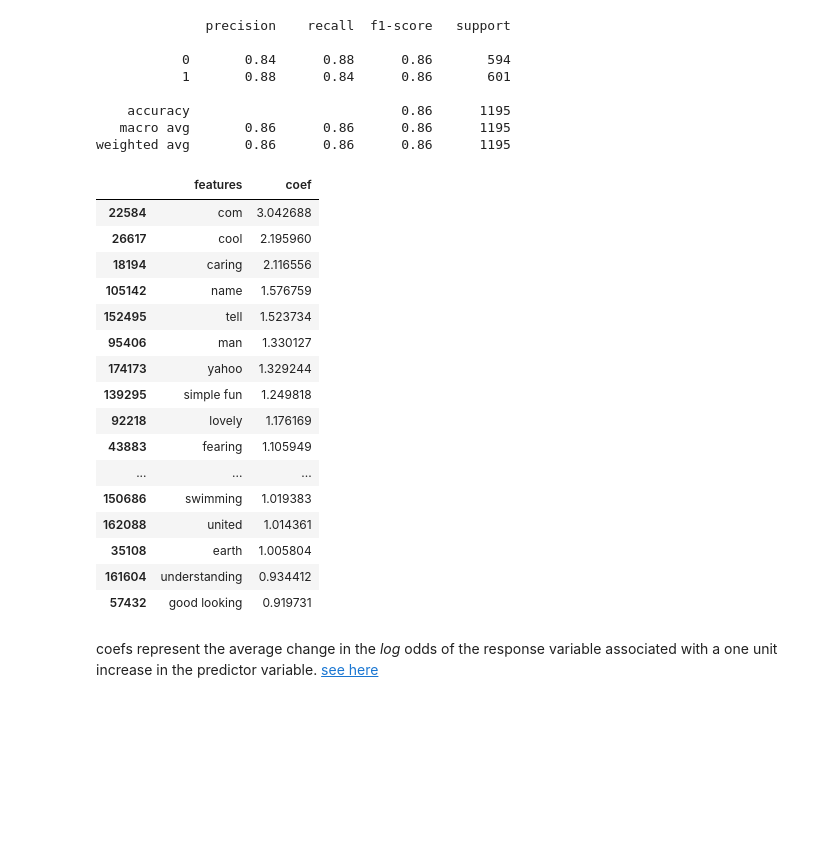
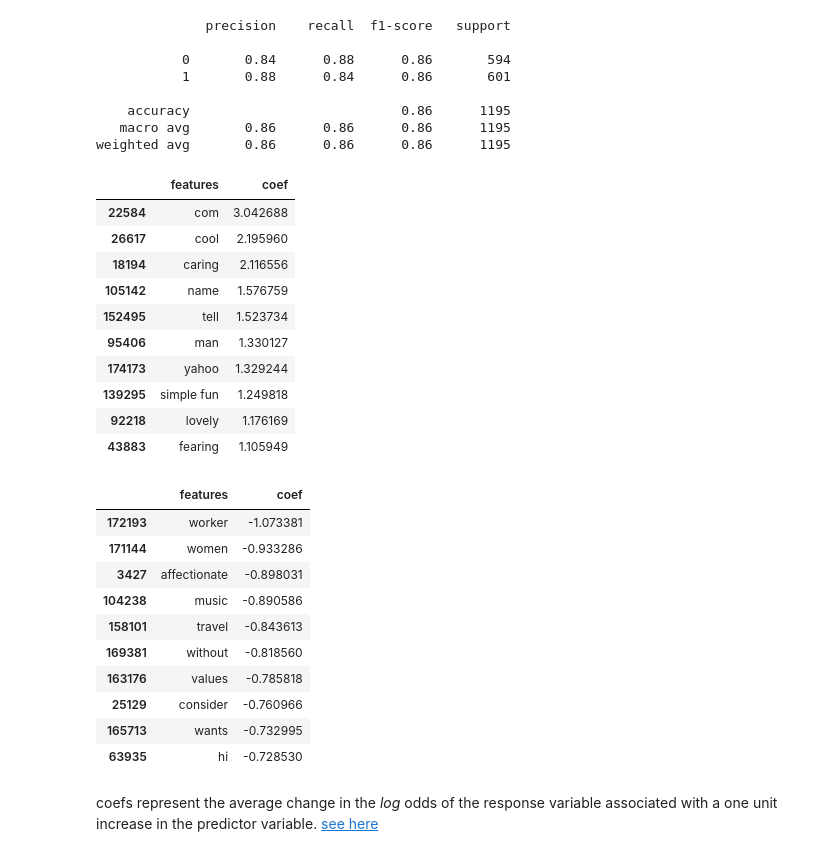
Before and after one commit to ben-dom393/DSA4263_Dating_Fraud, a Jupyter notebook: notebooks/profiles_logistic_regression.ipynb, the cells around one changed output. Saved outputs shown, nothing was run; the diff lists cells and outputs as text; code cells hidden in the pictures; blank space fills up the shorter version.

```diff
--- a/notebooks/profiles_logistic_regression.ipynb
+++ b/notebooks/profiles_logistic_regression.ipynb
@@ -152,12 +147,13 @@ X = df.loc[:, "description"]
-# %%
-X_train, X_test, y_train, y_test = train_test_split(X, y, test_size=0.2, random_state=42)
+# %%
+X_train_desc = X_train.loc[:, "description"]
+X_test_desc = X_test.loc[:, "description"]
 # %% [markdown]
 ## BoW feature engineering
 # %%
 # perform BoW on the description
 vectorizer = CountVectorizer()
-X_train_bow = vectorizer.fit_transform(X_train)
-X_test_bow = vectorizer.transform(X_test)
+X_train_bow = vectorizer.fit_transform(X_train_desc)
+X_test_bow = vectorizer.transform(X_test_desc)
 # %%
 model = LogisticRegression(max_iter=1000)
 model.fit(X_train_bow, y_train)
@@ -174,9 +170,10 @@ print(classification_report(y_test, y_pred))
    macro avg       0.85      0.85      0.85      1195
 weighted avg       0.85      0.85      0.85      1195
 # %%
-vectorizer = CountVectorizer(stop_words=stopwords.words("english"), ngram_range=(1,3))
-X_train_bow = vectorizer.fit_transform(X_train)
-X_test_bow = vectorizer.transform(X_test)
+# add other n-grams
+BOW_vectorizer = CountVectorizer(stop_words=stopwords.words("english"), ngram_range=(1,3))
+X_train_bow = BOW_vectorizer.fit_transform(X_train_desc)
+X_test_bow = BOW_vectorizer.transform(X_test_desc)
 # %%
 model = LogisticRegression(max_iter=1000)
 model.fit(X_train_bow, y_train)
@@ -193,26 +190,34 @@ print(classification_report(y_test, y_pred))
    macro avg       0.86      0.86      0.86      1195
 weighted avg       0.86      0.86      0.86      1195
 # %%
-feature_importance = pd.DataFrame(zip(vectorizer.get_feature_names_out(), np.transpose(model.coef_).flatten()), columns=['features', 'coef'])
-feature_importance.sort_values(by='coef', ascending=False)[:20]
+feature_importance = pd.DataFrame(zip(BOW_vectorizer.get_feature_names_out(), np.transpose(model.coef_).flatten()), columns=['features', 'coef'])
+feature_importance.sort_values(by='coef', ascending=False)[:10]
 # %% [output]
 |  | features | coef |
 | 22584 | com | 3.042688 |
 | 26617 | cool | 2.195960 |
 | 18194 | caring | 2.116556 |
 | 105142 | name | 1.576759 |
 | 152495 | tell | 1.523734 |
 | 95406 | man | 1.330127 |
 | 174173 | yahoo | 1.329244 |
 | 139295 | simple fun | 1.249818 |
 | 92218 | lovely | 1.176169 |
 | 43883 | fearing | 1.105949 |
-| ... | ... | ... |
-| 150686 | swimming | 1.019383 |
-| 162088 | united | 1.014361 |
-| 35108 | earth | 1.005804 |
-| 161604 | understanding | 0.934412 |
-| 57432 | good looking | 0.919731 |
+# %%
+feature_importance.sort_values(by='coef', ascending=True)[:10]
+# %% [output]
+|  | features | coef |
+| 172193 | worker | -1.073381 |
+| 171144 | women | -0.933286 |
+| 3427 | affectionate | -0.898031 |
+| 104238 | music | -0.890586 |
+| 158101 | travel | -0.843613 |
+| 169381 | without | -0.818560 |
+| 163176 | values | -0.785818 |
+| 25129 | consider | -0.760966 |
+| 165713 | wants | -0.732995 |
+| 63935 | hi | -0.728530 |
 # %% [markdown]
 coefs represent the average change in the _log_ odds of the response variable associated with a one unit increase in the predictor variable. [see here](https://www.statology.org/interpret-logistic-regression-coefficients/)
 # %%
```
Also changed, not shown: parts of 36 cells of this notebook.
